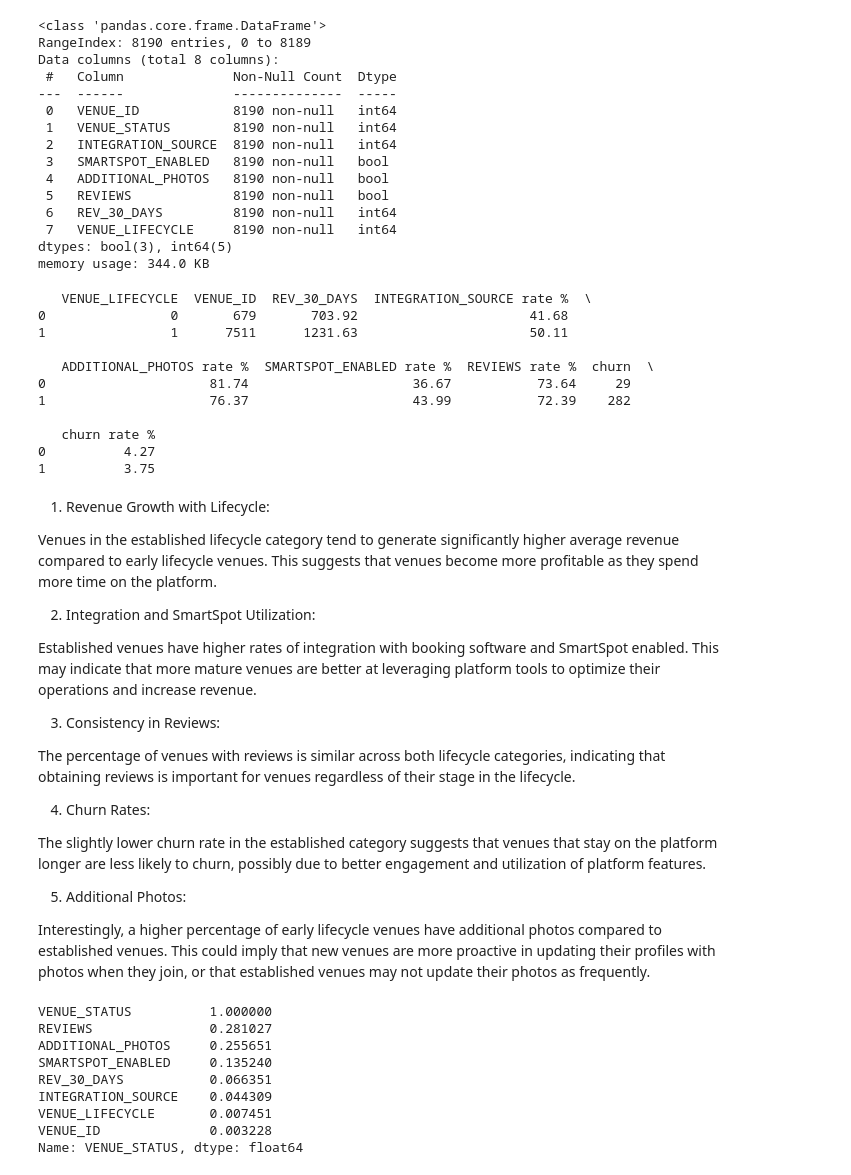
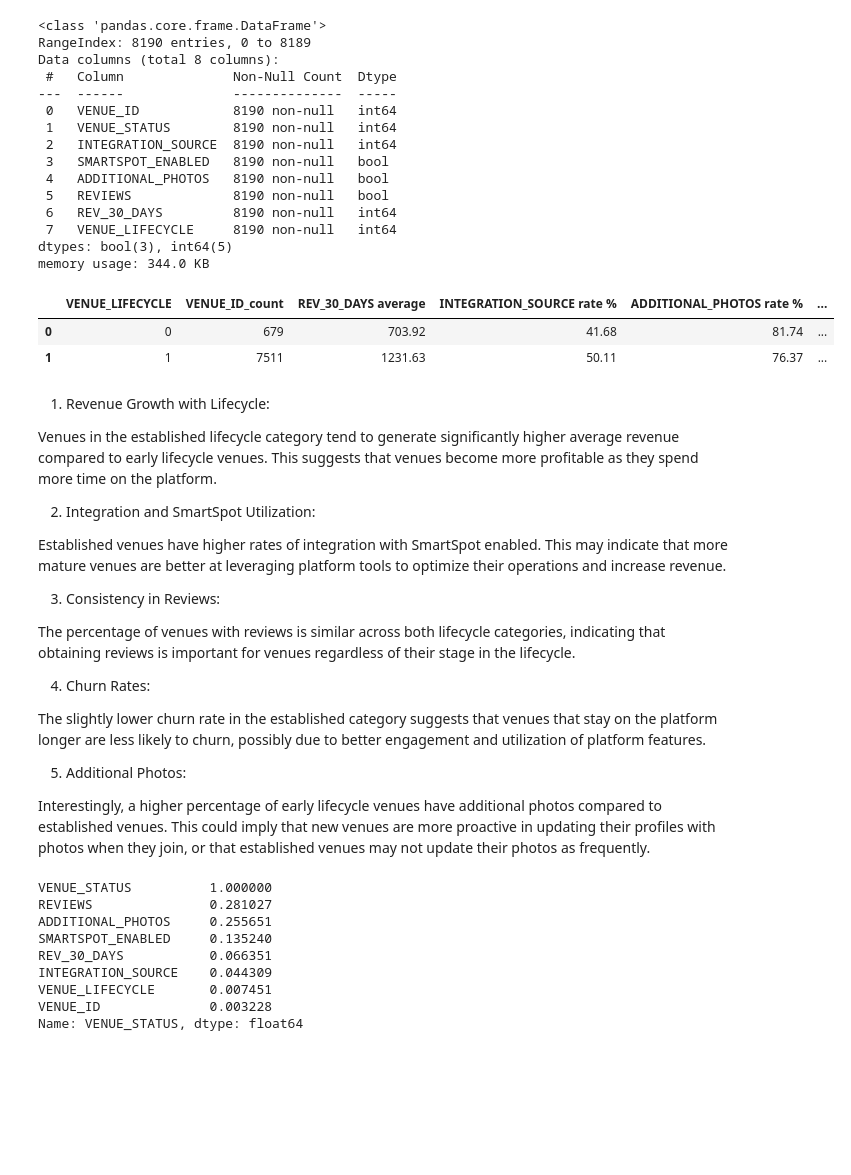
Before and after one commit to ugrodrigo/eda-b2b-growth-classpass, a Jupyter notebook: b2b_study_case_eda.ipynb, the cells around one changed output. Drawn from its saved outputs; the diff is of its cells as text; code cells hidden in the pictures; blank space fills up the shorter version.

```diff
--- a/b2b_study_case_eda.ipynb
+++ b/b2b_study_case_eda.ipynb
@@ -66,46 +69,40 @@ memory usage: 344.0 KB
 # %%
 # Aggregating counts and sums
 df = clean_df.groupby('VENUE_LIFECYCLE').agg({
     'VENUE_ID': 'count',
     'REV_30_DAYS': 'mean',
     'INTEGRATION_SOURCE': 'sum',
     'ADDITIONAL_PHOTOS': 'sum',
     'SMARTSPOT_ENABLED': 'sum',
     'REVIEWS': 'sum',
     'VENUE_STATUS': lambda x: (x == 0).sum()  # Counting churned venues
 }).reset_index()
 
 # Renaming the columns for better clarity
-df.rename(columns={'VENUE_STATUS': 'churn'}, inplace=True)
+df.rename(columns={'VENUE_STATUS': 'churn',
+                   'VENUE_ID':'VENUE_ID_count',
+                   'REV_30_DAYS':'REV_30_DAYS average'}, inplace=True)
 
 # Calculate total VENUE_ID count for percentage calculation
 total_venue_count = clean_df['VENUE_ID'].count()
 
 # Calculate the percentages for each relevant column
-df['INTEGRATION_SOURCE rate %'] = (df['INTEGRATION_SOURCE'] / df['VENUE_ID']) * 100
-df['ADDITIONAL_PHOTOS rate %'] = (df['ADDITIONAL_PHOTOS'] / df['VENUE_ID']) * 100
-df['SMARTSPOT_ENABLED rate %'] = (df['SMARTSPOT_ENABLED'] / df['VENUE_ID']) * 100
-df['REVIEWS rate %'] = (df['REVIEWS'] / df['VENUE_ID']) * 100
+df['INTEGRATION_SOURCE rate %'] = (df['INTEGRATION_SOURCE'] / df['VENUE_ID_count']) * 100
+df['ADDITIONAL_PHOTOS rate %'] = (df['ADDITIONAL_PHOTOS'] / df['VENUE_ID_count']) * 100
+df['SMARTSPOT_ENABLED rate %'] = (df['SMARTSPOT_ENABLED'] / df['VENUE_ID_count']) * 100
+df['REVIEWS rate %'] = (df['REVIEWS'] / df['VENUE_ID_count']) * 100
 
 # Calculate the churn rate
-df['churn rate %'] = (df['churn'] / df['VENUE_ID']) * 100
+df['churn rate %'] = (df['churn'] / df['VENUE_ID_count']) * 100
 
 df = df.round(2)
 
 # Display the resulting DataFrame
-print(df[['VENUE_LIFECYCLE', 'VENUE_ID', 'REV_30_DAYS', 'INTEGRATION_SOURCE rate %', 'ADDITIONAL_PHOTOS rate %', 'SMARTSPOT_ENABLED rate %', 'REVIEWS rate %', 'churn', 'churn rate %']])
+display(df[['VENUE_LIFECYCLE', 'VENUE_ID_count', 'REV_30_DAYS average', 'INTEGRATION_SOURCE rate %', 'ADDITIONAL_PHOTOS rate %', 'SMARTSPOT_ENABLED rate %', 'REVIEWS rate %', 'churn', 'churn rate %']])
 # %% [output]
-   VENUE_LIFECYCLE  VENUE_ID  REV_30_DAYS  INTEGRATION_SOURCE rate %  \
-0                0       679       703.92                      41.68
-1                1      7511      1231.63                      50.11
-
-   ADDITIONAL_PHOTOS rate %  SMARTSPOT_ENABLED rate %  REVIEWS rate %  churn  \
-0                     81.74                     36.67           73.64     29
-1                     76.37                     43.99           72.39    282
-
-   churn rate %
-0          4.27
-1          3.75
+|  | VENUE_LIFECYCLE | VENUE_ID_count | REV_30_DAYS average | INTEGRATION_SOURCE rate % | ADDITIONAL_PHOTOS rate % | ... |
+| 0 | 0 | 679 | 703.92 | 41.68 | 81.74 | ... |
+| 1 | 1 | 7511 | 1231.63 | 50.11 | 76.37 | ... |
 # %% [markdown]
 1. Revenue Growth with Lifecycle:
 
@@ -113,7 +110,7 @@ Venues in the established lifecycle category tend to generate significantly high
 
 2. Integration and SmartSpot Utilization:
 
-Established venues have higher rates of integration with booking software and SmartSpot enabled. This may indicate that more mature venues are better at leveraging platform tools to optimize their operations and increase revenue.
+Established venues have higher rates of integration with SmartSpot enabled. This may indicate that more mature venues are better at leveraging platform tools to optimize their operations and increase revenue.
 
 3. Consistency in Reviews:
 
```
Also changed, not shown: parts of 10 cells of this notebook.
